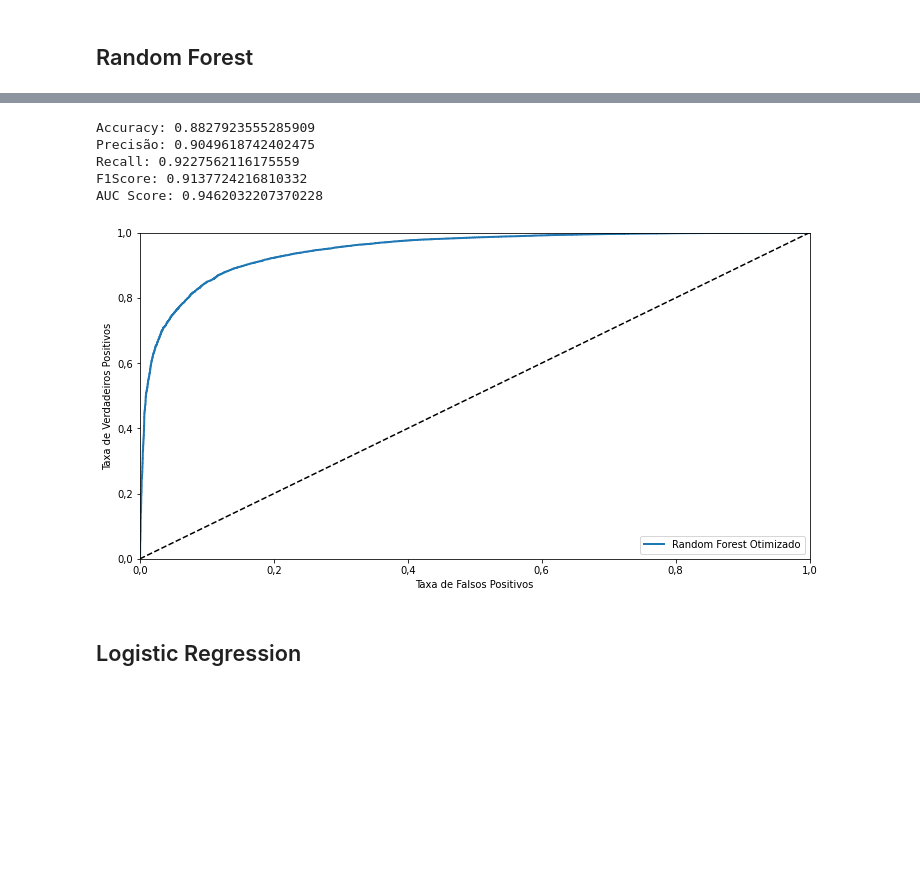
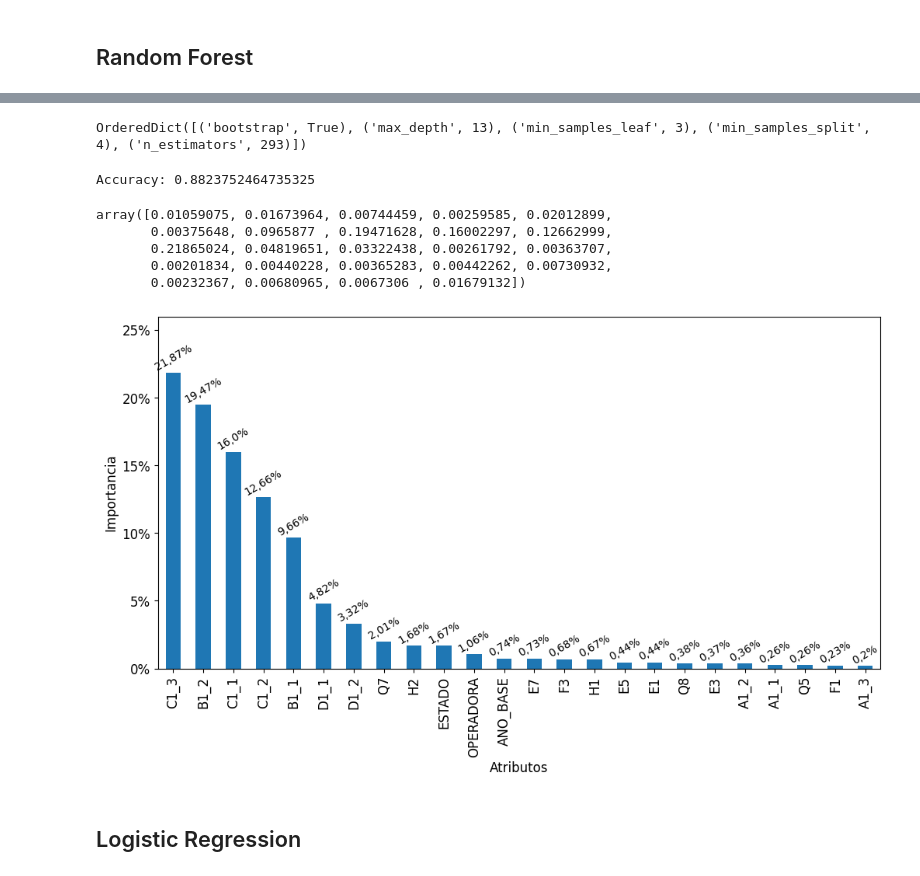
Before and after one commit to mrelero/machine-learning-anatel-database, a Jupyter notebook: ML_Techs/paper-enegep.ipynb, the cells around one changed output, grey strips where cells are left out. Saved outputs shown, nothing was run; the diff lists cells and outputs as text; code cells hidden in the pictures; blank space fills up the shorter version.

Commit message:
Features Importances e ajuste no BayesSearch CV para ficar mais rápido

```diff
--- a/ML_Techs/paper-enegep.ipynb
+++ b/ML_Techs/paper-enegep.ipynb
@@ -282,3 +281,9 @@ Rand_Forest_Class_Opt = RandomForestClassifier(bootstrap=True, max_depth=10, min
+# %%
+Rand_Forest_Class_Opt = RandomForestClassifier()
+Rand_Forest_Class_Opt.set_params(**forest_bayes_search.best_params_)
+print(forest_bayes_search.best_params_)
+# %% [output]
+OrderedDict([('bootstrap', True), ('max_depth', 13), ('min_samples_leaf', 3), ('min_samples_split', 4), ('n_estimators', 293)])
 # %%
 Rand_Forest_Class_Opt.fit(X_train, y_train)
 y_pred = Rand_Forest_Class_Opt.predict(X_test)
@@ -291,22 +296,50 @@ cmKNN = confusion_matrix(y_test, y_pred)
 pKNN = precision_score(y_test,y_pred)
 rKNN = recall_score(y_test,y_pred)
 F1KNN = f1_score(y_test, y_pred)
-print("Precisão:", pKNN)
-print("Recall:", rKNN)
-print("F1Score:", F1KNN)
-fprKNN, tprKNN, threshold_KNN = roc_curve(y_test,y_pred_prob)
-plot_roc_curve(fprKNN,tprKNN,  "Random Forest Otimizado")
+Rand_Forest_Class_Opt.feature_importances_
+#print("Precisão:", pKNN)
+#print("Recall:", rKNN)
+#print("F1Score:", F1KNN)
+#fprKNN, tprKNN, threshold_KNN = roc_curve(y_test,y_pred_prob)
+#plot_roc_curve(fprKNN,tprKNN,  "Random Forest Otimizado")
 
-aucKNN = roc_auc_score(y_test,y_pred_prob)
+#aucKNN = roc_auc_score(y_test,y_pred_prob)
 
-print("AUC Score:",aucKNN)
+#print("AUC Score:",aucKNN)
 # %% [output]
-Accuracy: 0.8827923555285909
-Precisão: 0.9049618742402475
-Recall: 0.9227562116175559
-F1Score: 0.9137724216810332
-AUC Score: 0.9462032207370228
+Accuracy: 0.8823752464735325
-[figure, removed]
+array([0.01059075, 0.01673964, 0.00744459, 0.00259585, 0.02012899,
+       0.00375648, 0.0965877 , 0.19471628, 0.16002297, 0.12662999,
+       0.21865024, 0.04819651, 0.03322438, 0.00261792, 0.00363707,
+       0.00201834, 0.00440228, 0.00365283, 0.00442262, 0.00730932,
+       0.00232367, 0.00680965, 0.0067306 , 0.01679132])
+# %%
+importances  = Rand_Forest_Class_Opt.feature_importances_
+forest_importances = pd.Series(importances, index=X_test.columns)
+forest_importances_sorted = forest_importances.sort_values(ascending=False)
+
+labels = list()
+for i in forest_importances_sorted:
+    i_str = str(round(i*100,2)) + "%"
+    i_str = i_str.replace(".", ",")
+    labels.append(i_str)
+
+
+fig, ax = plt.subplots()
+forest_importances_sorted.plot.bar()
+ax.bar_label(ax.containers[0], labels=labels, rotation = 30)
+plt.rcParams['axes.formatter.use_locale'] = True
+ax.set_ylabel("Importancia", fontsize = 12)
+ax.set_xlabel("Atributos", fontsize = 12)
+plt.xticks(fontsize = 12)
+plt.yticks(fontsize = 12)
+plt.ylim([0, 0.26])
+plt.rcParams["figure.dpi"] = 100
+vals = ax.get_yticks()
+ax.set_yticklabels(['{:,.0%}'.format(x) for x in vals])
+plt.gcf().set_size_inches(12, 6)
+# %% [output]
+[figure, added]
 # %% [markdown]
 ## Logistic Regression
 # %%
```
Also changed, not shown: parts of 6 cells of this notebook, 6 other files.
